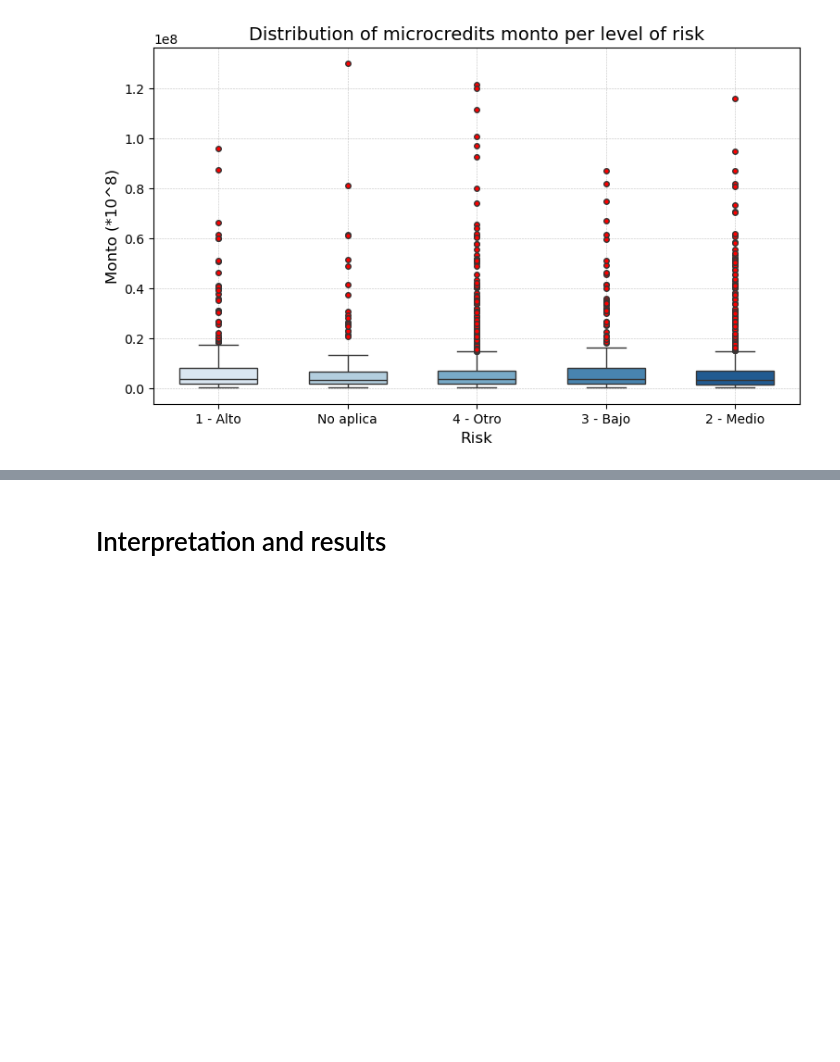
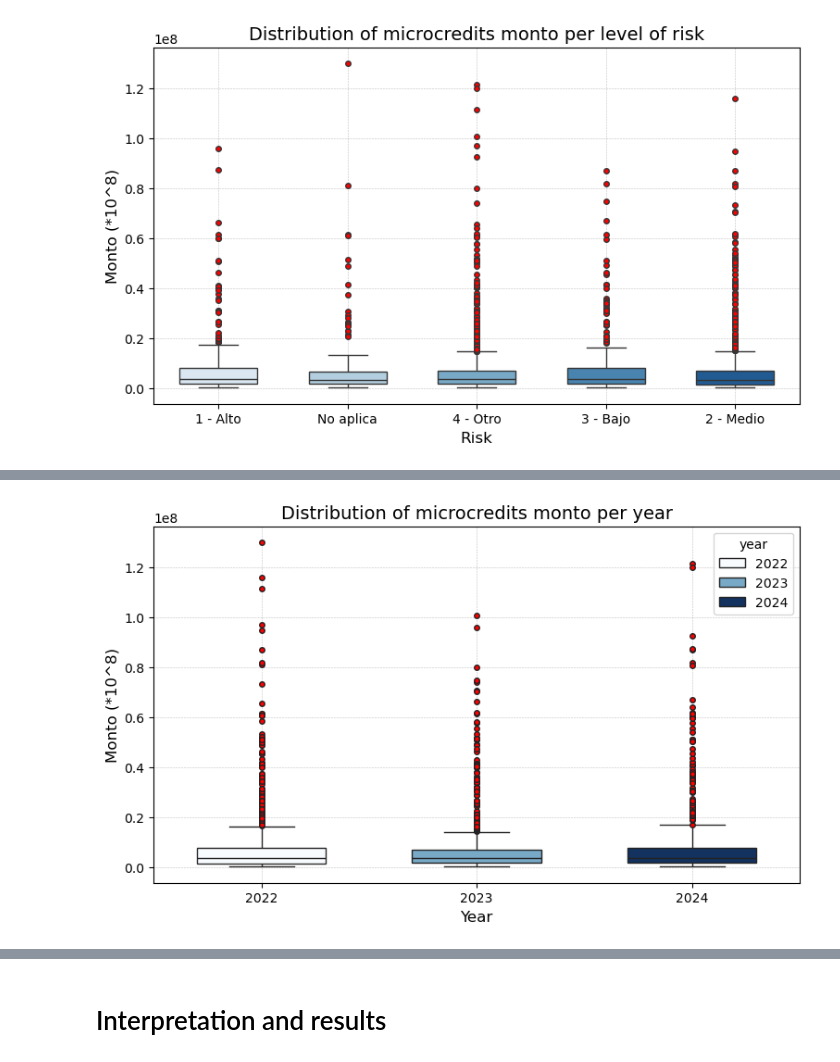
Before and after one commit to MateoSilvaLasso/Analitica_1, a Jupyter notebook: notebooks/EDA_monto.ipynb, the cells around one changed output, grey strips where cells are left out. Drawn from its saved outputs; the diff is of its cells as text; code cells hidden in the pictures; blank space fills up the shorter version.

```diff
--- a/notebooks/EDA_monto.ipynb
+++ b/notebooks/EDA_monto.ipynb
@@ -215,3 +249,20 @@ plt.show()
+# %%
+# Boxplot - monto per risk
+
+plt.figure(figsize=(9, 5))
+sns.boxplot(x=df_clean['year'], y=df_clean['monto'], palette="Blues", linewidth=1, width=0.6,hue=df_clean['year'],
+            flierprops=dict(marker='o', markerfacecolor='red', markersize=4))
+
+
+plt.title("Distribution of microcredits monto per year", fontsize=14)
+plt.xlabel("Year", fontsize=12)
+plt.ylabel("Monto (*10^8)", fontsize=12)
+plt.grid(color='gray', linestyle='--', linewidth=0.4, alpha=0.5)
+
+
+plt.show()
+# %% [output]
+[figure, added]
 # %%
 # Lets check the monto per riesgo level
 
```
Also changed, not shown: parts of 5 cells of this notebook.
